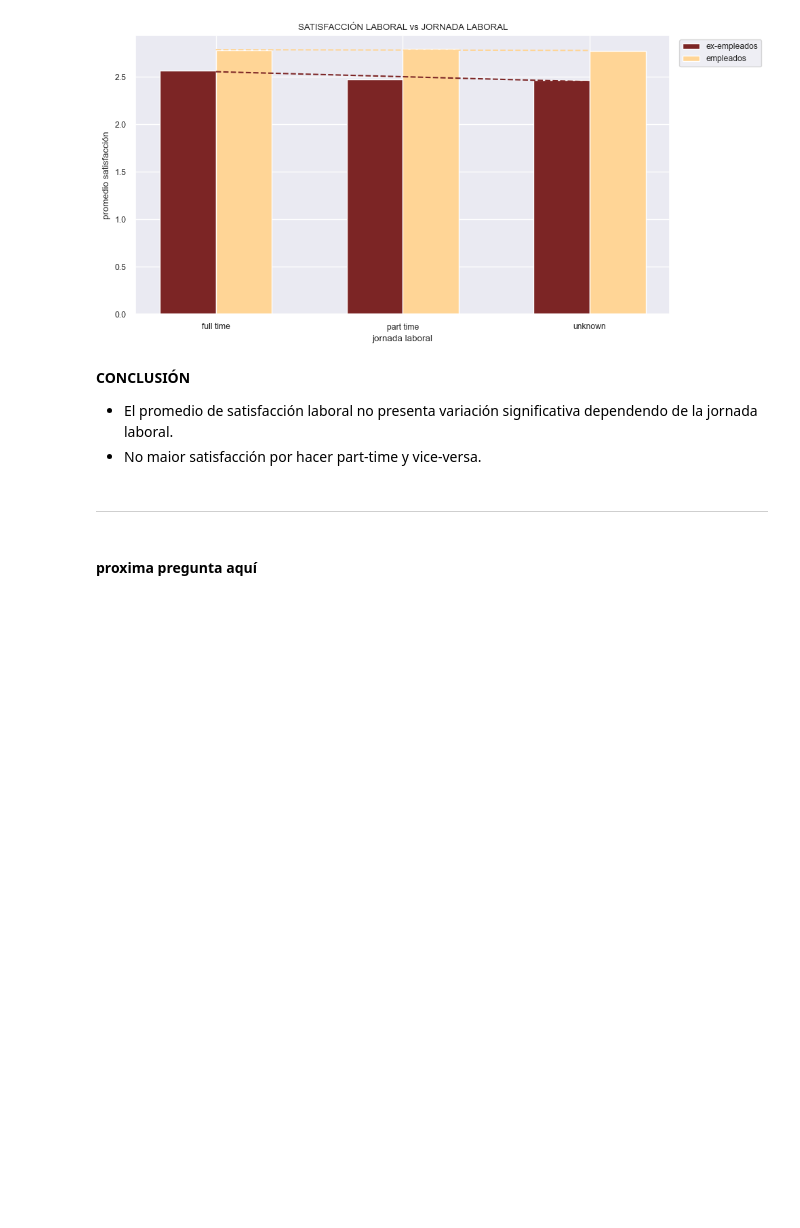
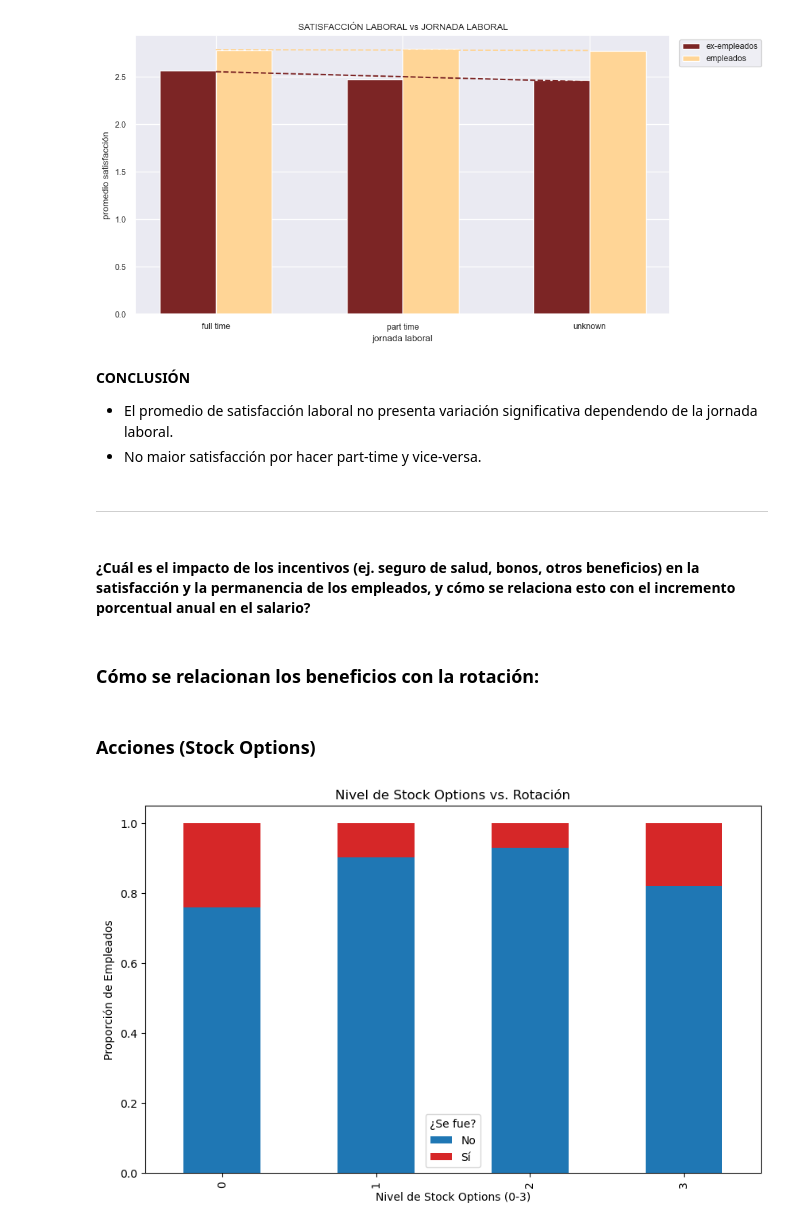
Before and after one commit to NIEVESPA/project-da-promo-60-modulo-3-team-3, a Jupyter notebook: FINAL/Fase_3_analisis_descriptivo.ipynb, the cells around one changed output. Drawn from its saved outputs; the diff is of its cells as text; code cells hidden in the pictures; blank space fills up the shorter version.

```diff
--- a/FINAL/Fase_3_analisis_descriptivo.ipynb
+++ b/FINAL/Fase_3_analisis_descriptivo.ipynb
@@ -1020,4 +1060,22 @@ plt.show()
 # %% [markdown]
 ***
 # %% [markdown]
-#### proxima pregunta aquí
+#### ¿Cuál es el impacto de los incentivos (ej. seguro de salud, bonos, otros beneficios) en la satisfacción y la permanencia de los empleados, y cómo se relaciona esto con el incremento porcentual anual en el salario?
+# %% [markdown]
+### Cómo se relacionan los beneficios con la rotación:
+# %% [markdown]
+### Acciones (Stock Options)
+# %%
+
+# Crear una tabla de contingencia normalizada
+ct_stock = pd.crosstab(df['stockoptionlevel'], df['attrition'], normalize='index')
+
+# Gráfico
+ct_stock.plot(kind='bar', stacked=True, figsize=(10, 6), color=['#1f77b4', '#d62728'])
+plt.title('Nivel de Stock Options vs. Rotación')
+plt.ylabel('Proporción de Empleados')
+plt.xlabel('Nivel de Stock Options (0-3)')
+plt.legend(title='¿Se fue?', labels=['No', 'Sí'])
+plt.show()
+# %% [output]
+[figure, added]
```
Also changed, not shown: parts of 66 cells of this notebook.
